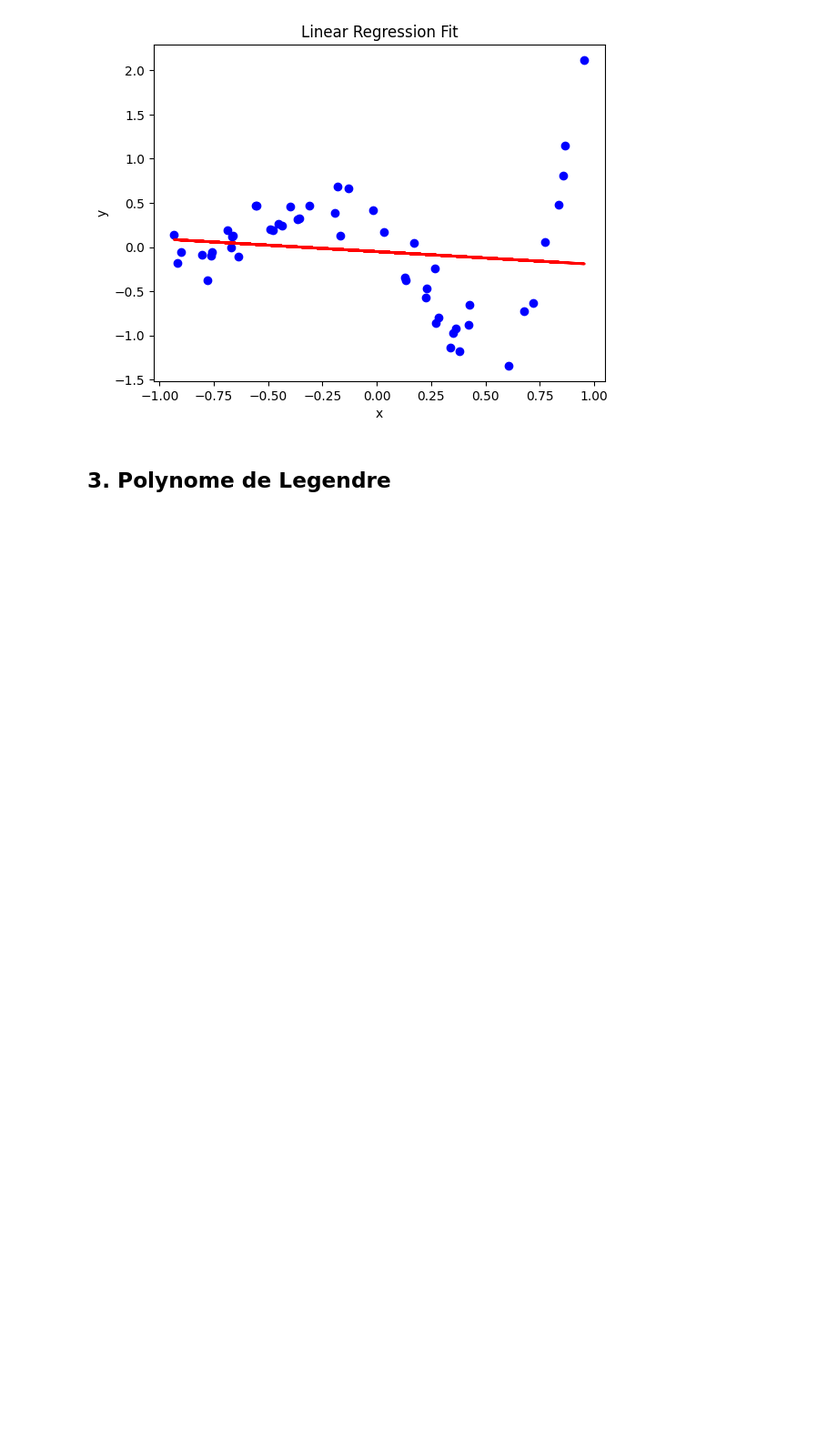
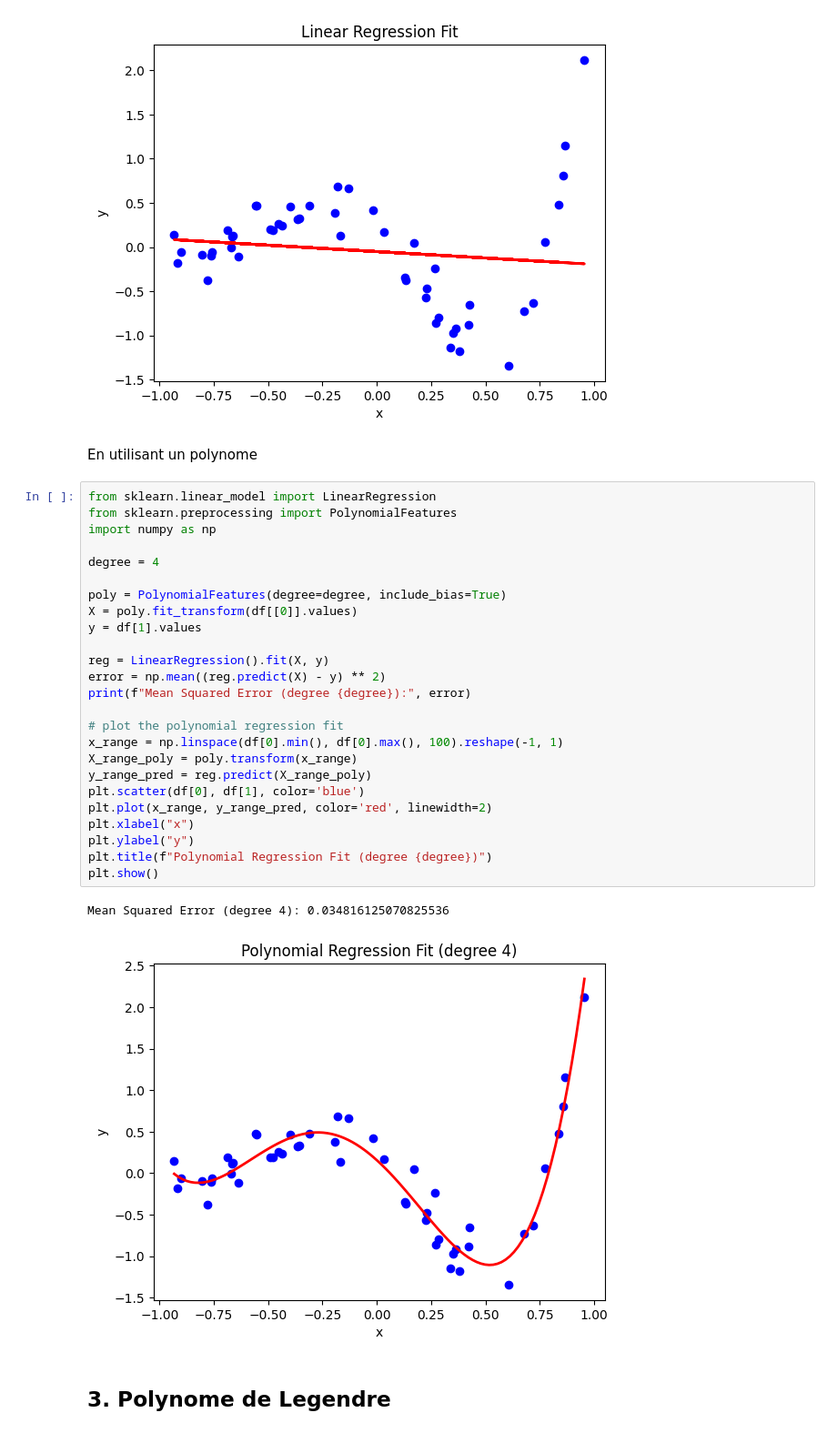
Before and after one commit to basilelt/maths-data, a Jupyter notebook: 3.Regression(I)/td3.ipynb, the cells around one changed output. Shown: that part at 91% size. Saved outputs shown, nothing was run; the diff lists cells and outputs as text; blank space fills up the shorter version.

Commit message:
ajout polynomiale

```diff
--- a/3.Regression(I)/td3.ipynb
+++ b/3.Regression(I)/td3.ipynb
@@ -44,6 +44,36 @@ plt.title("Linear Regression Fit")
 plt.show()
 # %% [output]
 [figure]
+# %% [markdown]
+En utilisant un polynome
+# %%
+from sklearn.linear_model import LinearRegression
+from sklearn.preprocessing import PolynomialFeatures
+import numpy as np
+
+degree = 4
+
+poly = PolynomialFeatures(degree=degree, include_bias=True)
+X = poly.fit_transform(df[[0]].values)
+y = df[1].values
+
+reg = LinearRegression().fit(X, y)
+error = np.mean((reg.predict(X) - y) ** 2)
+print(f"Mean Squared Error (degree {degree}):", error)
+
+# plot the polynomial regression fit
+x_range = np.linspace(df[0].min(), df[0].max(), 100).reshape(-1, 1)
+X_range_poly = poly.transform(x_range)
+y_range_pred = reg.predict(X_range_poly)
+plt.scatter(df[0], df[1], color='blue')
+plt.plot(x_range, y_range_pred, color='red', linewidth=2)
+plt.xlabel("x")
+plt.ylabel("y")
+plt.title(f"Polynomial Regression Fit (degree {degree})")
+plt.show()
+# %% [output]
+Mean Squared Error (degree 4): 0.034816125070825536
+[figure, added]
 # %% [markdown]
 ## 3. Polynome de Legendre
 # %%
```
Also changed, not shown: parts of 1 cell of this notebook.
